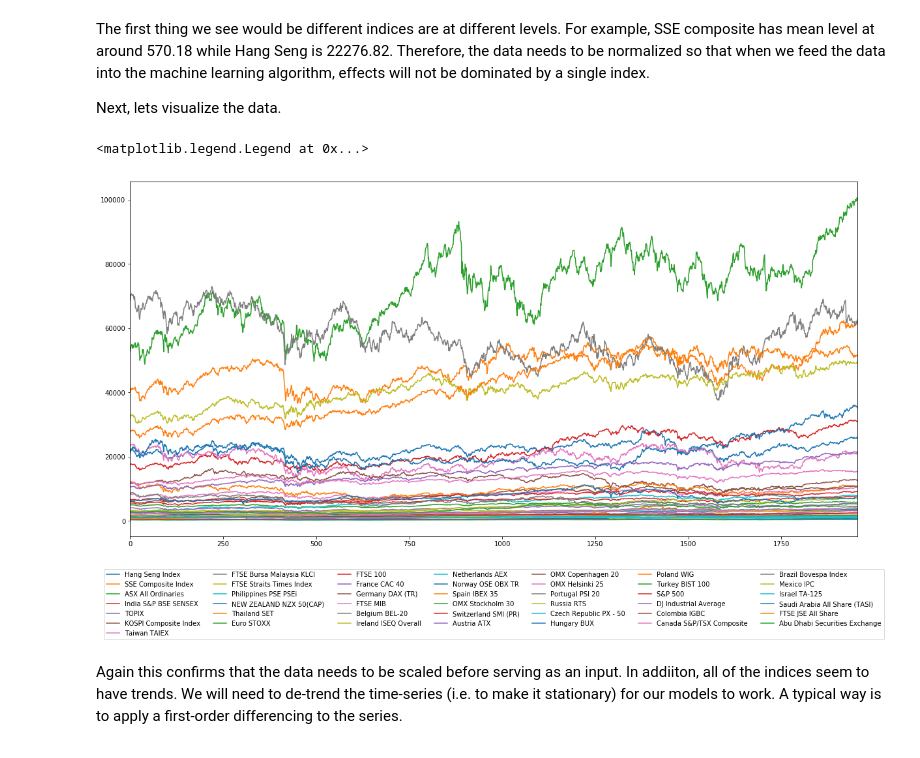
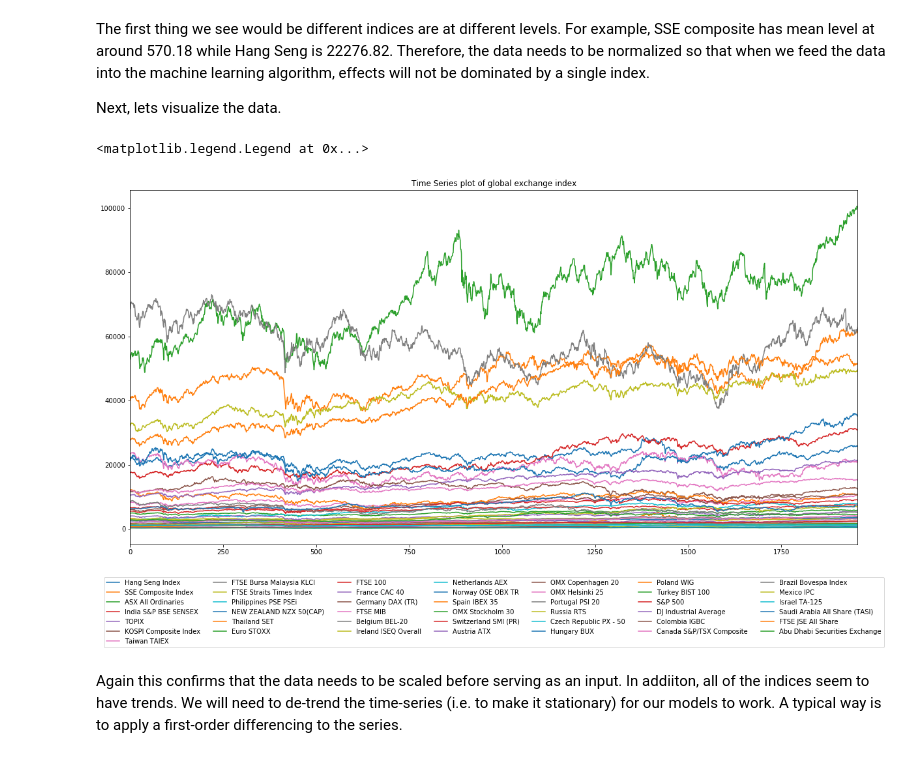
Before and after one commit to yychik/ML-Capstone, a Jupyter notebook: financial_time_series_prediction.ipynb, the cells around one changed output. Saved outputs shown, nothing was run; the diff lists cells and outputs as text; code cells hidden in the pictures.

```diff
--- a/financial_time_series_prediction.ipynb
+++ b/financial_time_series_prediction.ipynb
@@ -64,10 +64,10 @@ The first thing we see would be different indices are at different levels. For e
 
 Next, lets visualize the data.
 # %%
-index_close.plot(figsize=(20,10)).legend(loc='lower center', ncol=7, bbox_to_anchor=(0.5,-0.3))
+index_close.plot(figsize=(20,10), title='Time Series plot of global exchange index').legend(loc='lower center', ncol=7, bbox_to_anchor=(0.5,-0.3))
 # %% [output]
 <matplotlib.legend.Legend at 0x...>
-[figure, old version]
+[figure, new version]
 # %% [markdown]
 Again this confirms that the data needs to be scaled before serving as an input. In addiiton, all of the indices seem to have trends. We will need to de-trend the time-series (i.e. to make it stationary) for our models to work. A typical way is to apply a first-order differencing to the series.
 # %%
```
Also changed, not shown: 1 other file.
